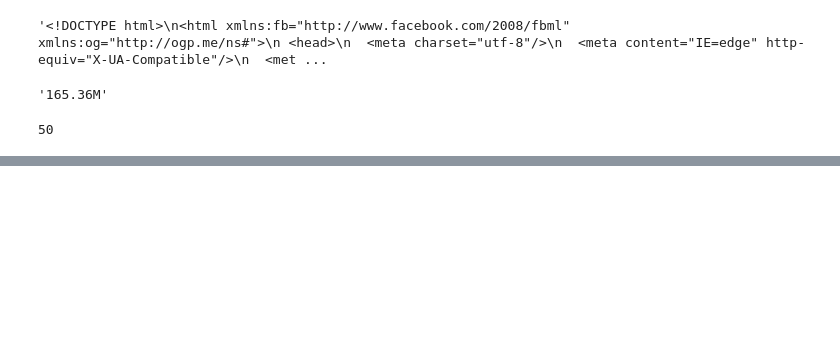
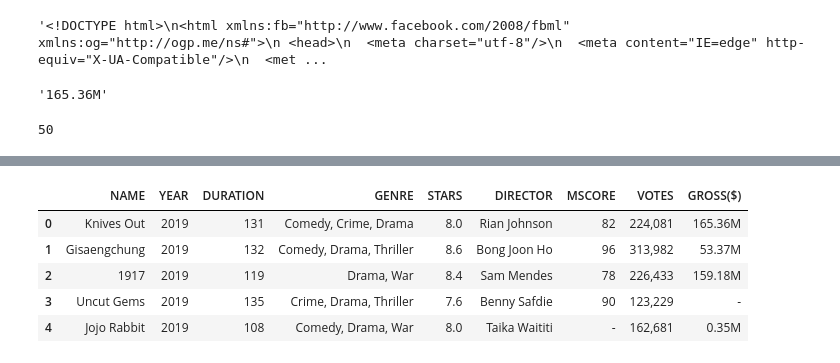
Before and after one commit to Anumjawaid/webScrapping, a Jupyter notebook: imdb top 50 movies.ipynb, the cells around one changed output, grey strips where cells are left out. Drawn from its saved outputs; the diff is of its cells as text; code cells hidden in the pictures; blank space fills up the shorter version.

```diff
--- a/imdb top 50 movies.ipynb
+++ b/imdb top 50 movies.ipynb
@@ -97,0 +111,9 @@ df.tail()
+# %%
+df.dtypes
+df["YEAR"]=df['YEAR'].str.extract('(\d+)').astype('int')
+# %%
+df.head()
+df["DURATION"]=df["DURATION"].str.extract('(\d+)').astype('int')
+# %%
+df.head()
+df["STARS"]=df["STARS"].astype('float')
@@ -97,0 +134,9 @@ df.tail()
+# %%
+df.head()
+# %% [output]
+|  | NAME | YEAR | DURATION | GENRE | STARS | DIRECTOR | MSCORE | VOTES | GROSS($) |
+| 0 | Knives Out | 2019 | 131 | Comedy, Crime, Drama | 8.0 | Rian Johnson | 82 | 224,081 | 165.36M |
+| 1 | Gisaengchung | 2019 | 132 | Comedy, Drama, Thriller | 8.6 | Bong Joon Ho | 96 | 313,982 | 53.37M |
+| 2 | 1917 | 2019 | 119 | Drama, War | 8.4 | Sam Mendes | 78 | 226,433 | 159.18M |
+| 3 | Uncut Gems | 2019 | 135 | Crime, Drama, Thriller | 7.6 | Benny Safdie | 90 | 123,229 | - |
+| 4 | Jojo Rabbit | 2019 | 108 | Comedy, Drama, War | 8.0 | Taika Waititi | - | 162,681 | 0.35M |
```
Also changed, not shown: parts of 6 cells of this notebook.
